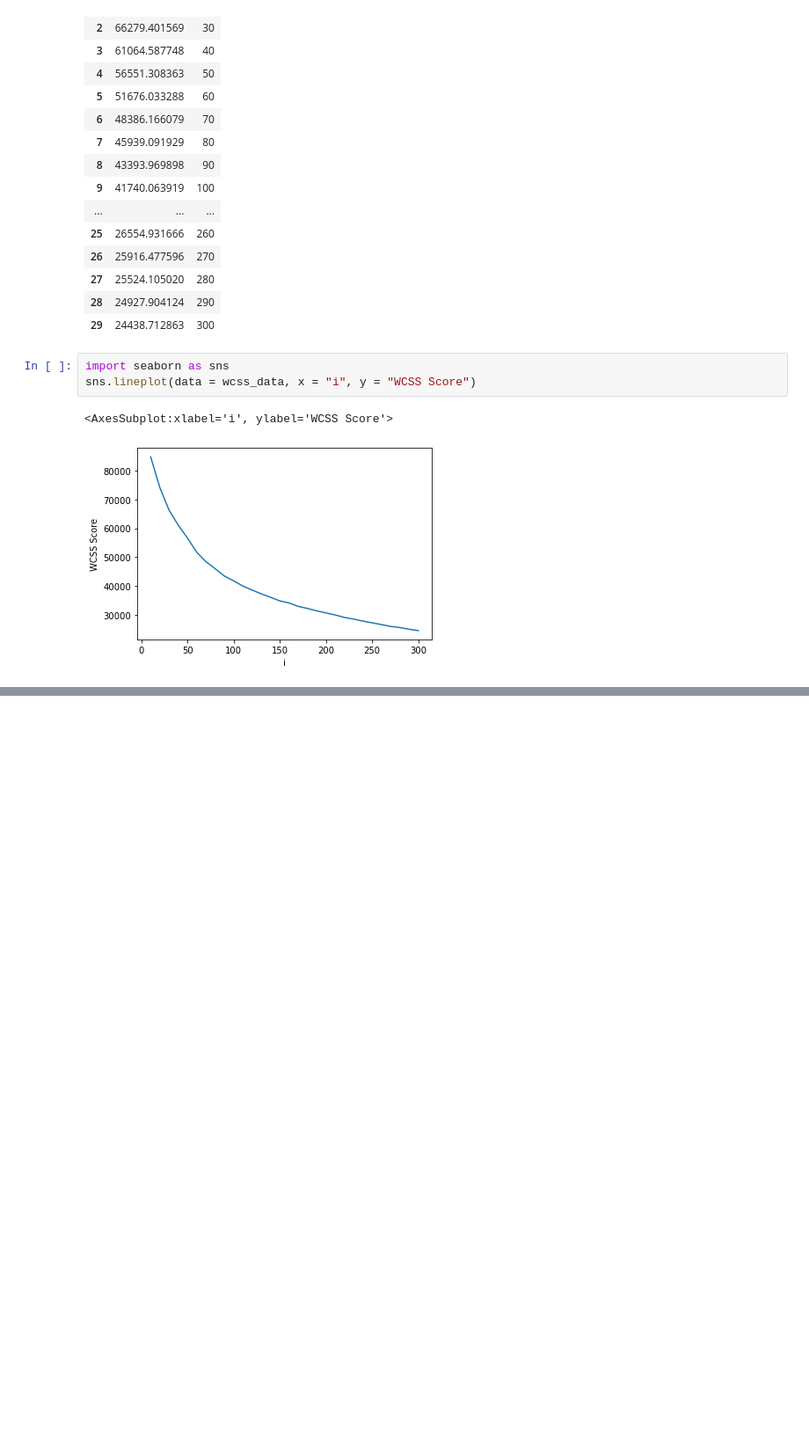
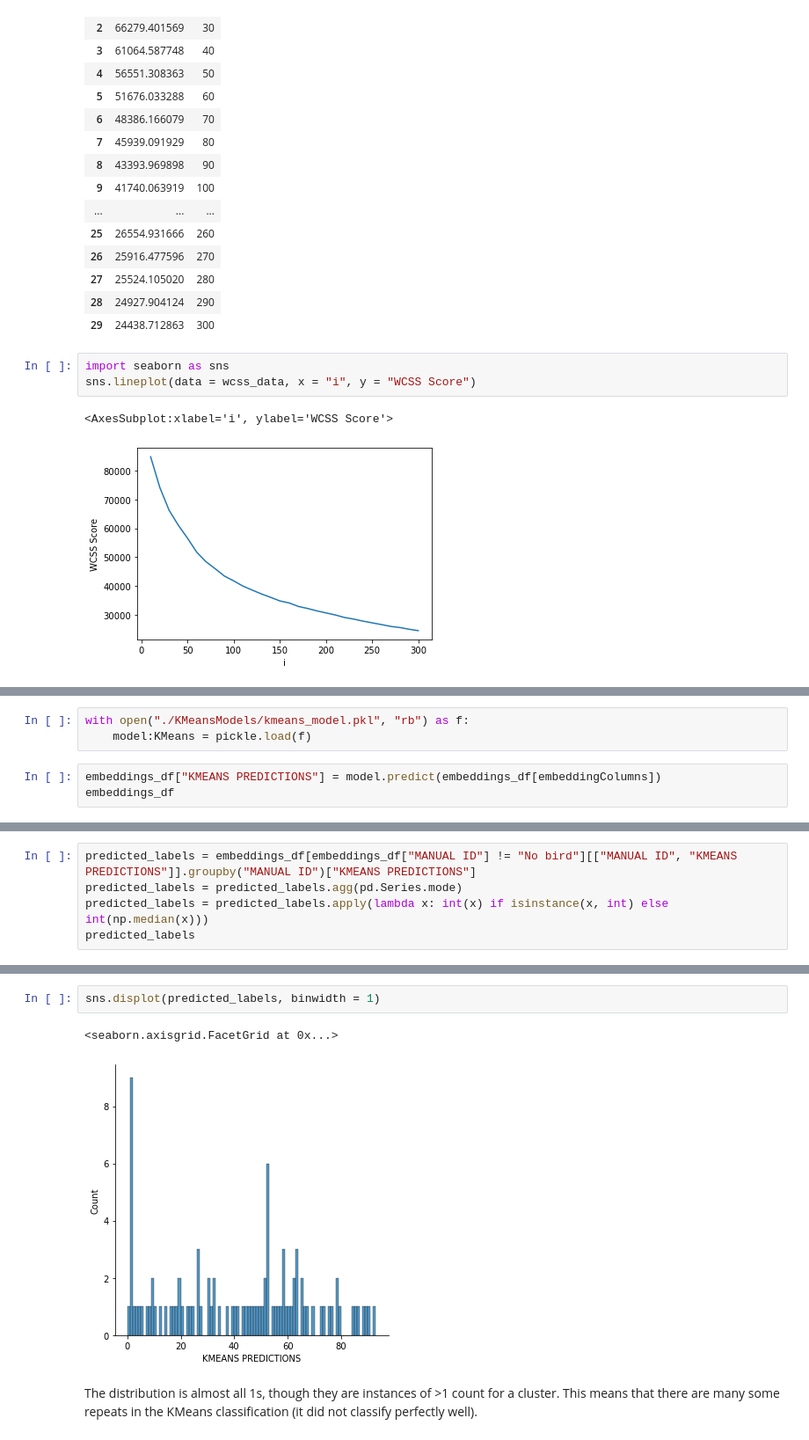
Before and after one commit to UCSD-E4E/passive-acoustic-biodiversity, a Jupyter notebook: BirdnetEmbeddings/KMeans_Exploration.ipynb, the cells around one changed output, grey strips where cells are left out. Shown at 88% size. Drawn from its saved outputs; the diff is of its cells as text; blank space fills up the shorter version.

Commit message:
Testing KMeans by setting n_clusters to number of unique species in manual ids of manually annotated clips, then checking distribution of KMeans predictions

```diff
--- a/BirdnetEmbeddings/KMeans_Exploration.ipynb
+++ b/BirdnetEmbeddings/KMeans_Exploration.ipynb
@@ -190,0 +193,6 @@ sns.lineplot(data = wcss_data, x = "i", y = "WCSS Score")
+# %%
+with open("./KMeansModels/kmeans_model.pkl", "rb") as f:
+    model:KMeans = pickle.load(f)
+# %%
+embeddings_df["KMEANS PREDICTIONS"] = model.predict(embeddings_df[embeddingColumns])
+embeddings_df
@@ -190,0 +213,5 @@ sns.lineplot(data = wcss_data, x = "i", y = "WCSS Score")
+# %%
+predicted_labels = embeddings_df[embeddings_df["MANUAL ID"] != "No bird"][["MANUAL ID", "KMEANS PREDICTIONS"]].groupby("MANUAL ID")["KMEANS PREDICTIONS"]
+predicted_labels = predicted_labels.agg(pd.Series.mode)
+predicted_labels = predicted_labels.apply(lambda x: int(x) if isinstance(x, int) else int(np.median(x)))
+predicted_labels
@@ -190,0 +232,7 @@ sns.lineplot(data = wcss_data, x = "i", y = "WCSS Score")
+# %%
+sns.displot(predicted_labels, binwidth = 1)
+# %% [output]
+<seaborn.axisgrid.FacetGrid at 0x...>
+[figure, added]
+# %% [markdown]
+The distribution is almost all 1s, though they are instances of >1 count for a cluster. This means that there are many some repeats in the KMeans classification (it did not classify perfectly well).
```
Also changed, not shown: parts of 3 cells of this notebook, 31 other files.
